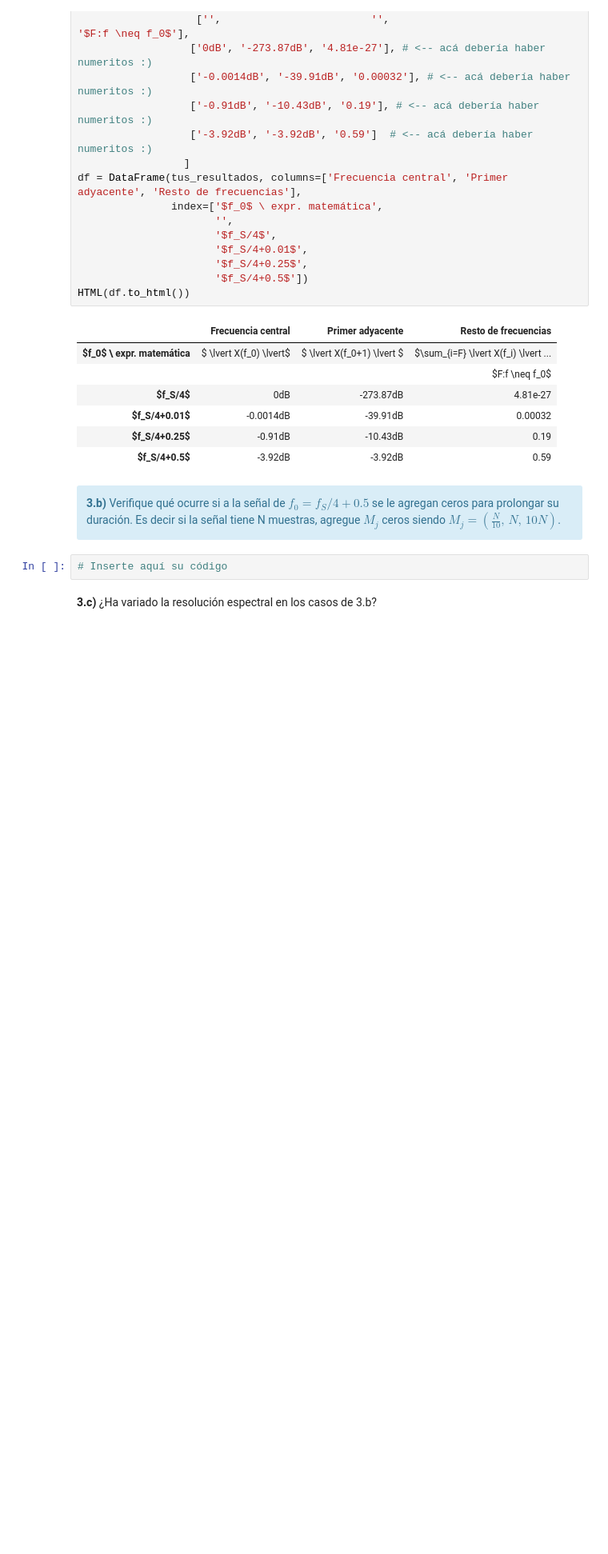
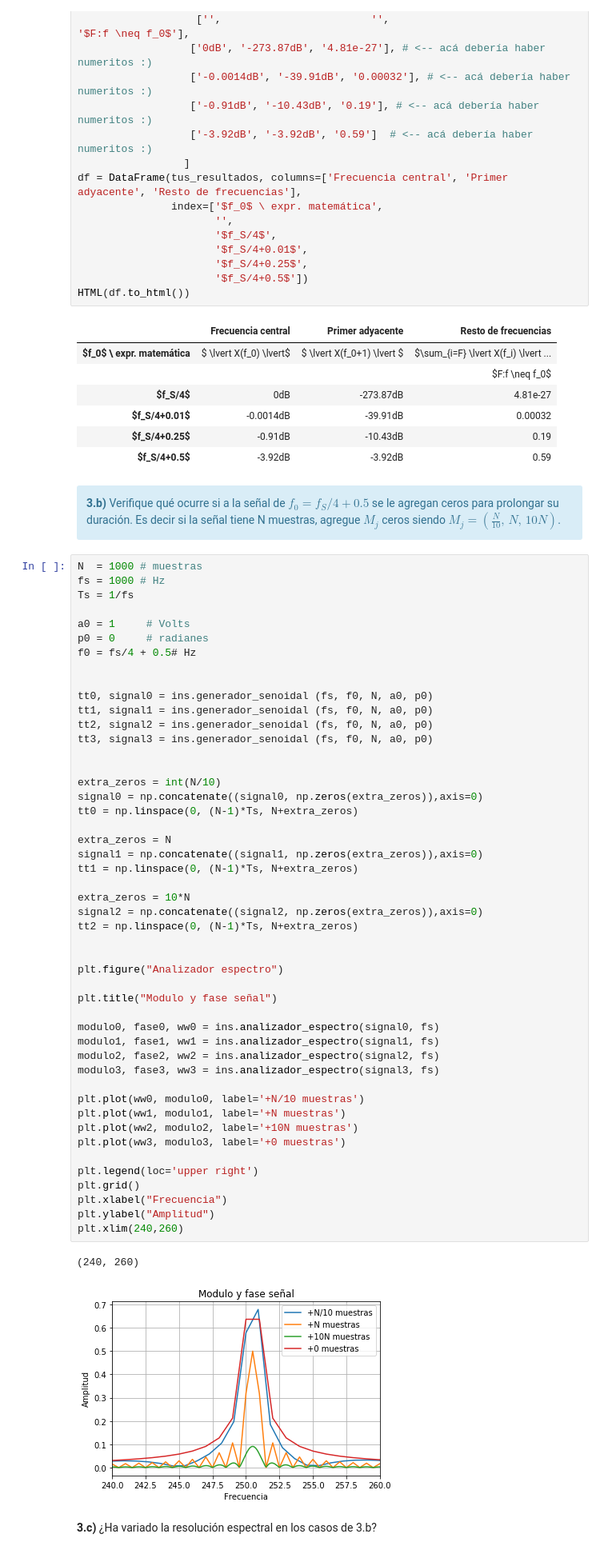
Before and after one commit to fgerce/DSP, a Jupyter notebook: TP1 - Muestreo de señales - Fourier.ipynb, the cells around one changed output. Shown: that part at 80% size. Cells and saved outputs as stored; diff of their text form; blank space fills up the shorter version.

```diff
--- a/TP1 - Muestreo de señales - Fourier.ipynb
+++ b/TP1 - Muestreo de señales - Fourier.ipynb
@@ -277,8 +280,57 @@ HTML(df.to_html())
 <div class="alert alert-block alert-info">
 <b>3.b)</b> Verifique qué ocurre si a la señal de $f_0 = f_S/4 + 0.5$ se le agregan ceros para prolongar su duración. Es decir si la señal tiene N muestras, agregue $M_j$ ceros siendo $M_j = ( \frac{N}{10},\, N,\, 10N)$.
 </div>
-# %%
-# Inserte aquí su código
+# %%
+N  = 1000 # muestras
+fs = 1000 # Hz
+Ts = 1/fs
+
+a0 = 1     # Volts
+p0 = 0     # radianes
+f0 = fs/4 + 0.5# Hz
+
+
+tt0, signal0 = ins.generador_senoidal (fs, f0, N, a0, p0)
+tt1, signal1 = ins.generador_senoidal (fs, f0, N, a0, p0)
+tt2, signal2 = ins.generador_senoidal (fs, f0, N, a0, p0)
+tt3, signal3 = ins.generador_senoidal (fs, f0, N, a0, p0)
+
+
+extra_zeros = int(N/10)
+signal0 = np.concatenate((signal0, np.zeros(extra_zeros)),axis=0)
+tt0 = np.linspace(0, (N-1)*Ts, N+extra_zeros)
+
+extra_zeros = N
+signal1 = np.concatenate((signal1, np.zeros(extra_zeros)),axis=0)
+tt1 = np.linspace(0, (N-1)*Ts, N+extra_zeros)
+
+extra_zeros = 10*N
+signal2 = np.concatenate((signal2, np.zeros(extra_zeros)),axis=0)
+tt2 = np.linspace(0, (N-1)*Ts, N+extra_zeros)
+
+
+plt.figure("Analizador espectro")
+
+plt.title("Modulo y fase señal")
+
+modulo0, fase0, ww0 = ins.analizador_espectro(signal0, fs)
+modulo1, fase1, ww1 = ins.analizador_espectro(signal1, fs)
+modulo2, fase2, ww2 = ins.analizador_espectro(signal2, fs)
+modulo3, fase3, ww3 = ins.analizador_espectro(signal3, fs)
+
+plt.plot(ww0, modulo0, label='+N/10 muestras')
+plt.plot(ww1, modulo1, label='+N muestras')
+plt.plot(ww2, modulo2, label='+10N muestras')
+plt.plot(ww3, modulo3, label='+0 muestras')
+
+plt.legend(loc='upper right')
+plt.grid()
+plt.xlabel("Frecuencia")
+plt.ylabel("Amplitud")
+plt.xlim(240,260)
+# %% [output]
+(240, 260)
+[figure, added]
 # %% [markdown]
 **3.c)** ¿Ha variado la resolución espectral en los casos de 3.b?
 # %% [markdown]
```
Also changed, not shown: parts of 8 cells of this notebook, 2 other files.
